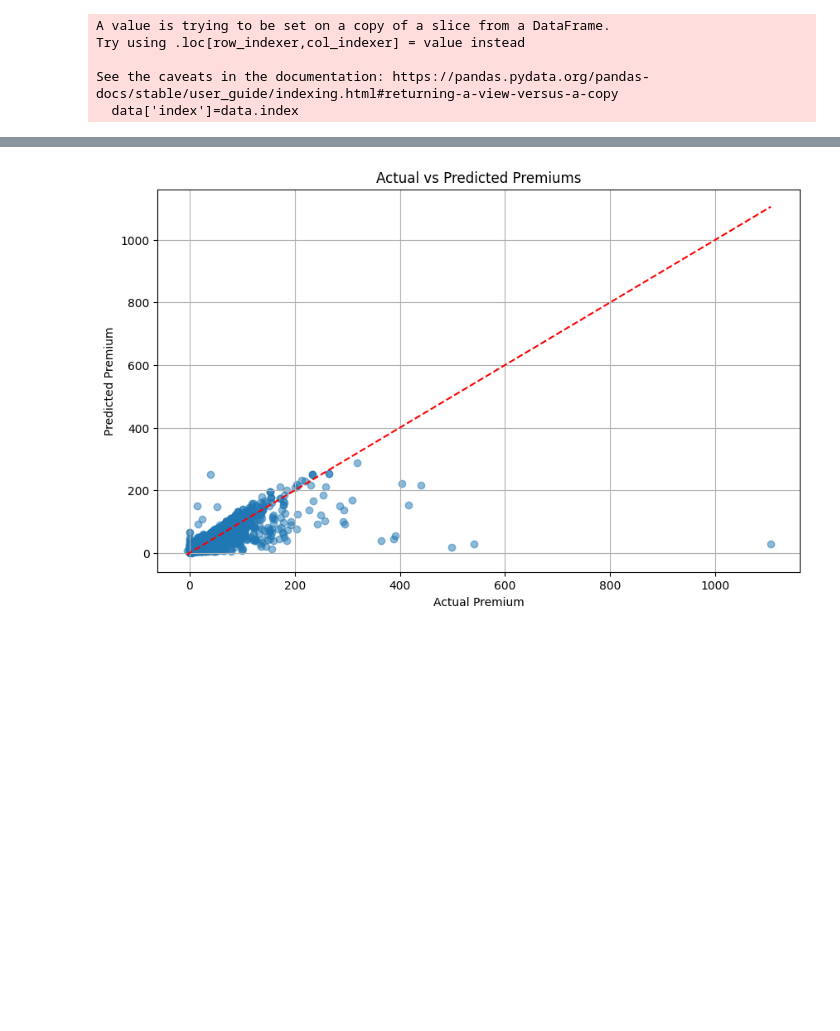
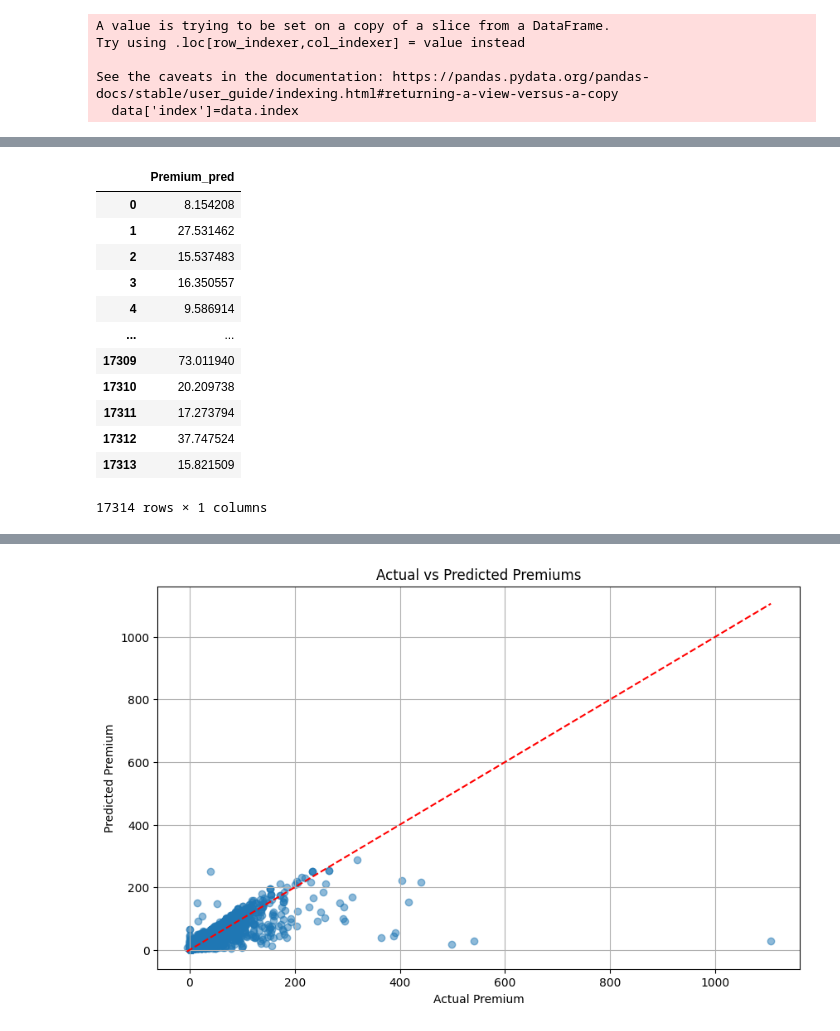
Before and after one commit to Dhaneshkp/creditCardDefaulters, a Jupyter notebook: TensorFlow_LSTM.ipynb, the cells around one changed output, grey strips where cells are left out. Cells and saved outputs as stored; diff of their text form; code cells hidden in the pictures; blank space fills up the shorter version.

```diff
--- a/TensorFlow_LSTM.ipynb
+++ b/TensorFlow_LSTM.ipynb
@@ -328 +369,18 @@ Epoch 10/10
 542/542 [==============================] - 1s 1ms/step
+# %%
+y_pred_df=pd.DataFrame({'Premium_pred':y_pred_original.flatten()})
+y_pred_df
+# %% [output]
+|  | Premium_pred |
+| 0 | 8.154208 |
+| 1 | 27.531462 |
+| 2 | 15.537483 |
+| 3 | 16.350557 |
+| 4 | 9.586914 |
+| ... | ... |
+| 17309 | 73.011940 |
+| 17310 | 20.209738 |
+| 17311 | 17.273794 |
+| 17312 | 37.747524 |
+| 17313 | 15.821509 |
+17314 rows × 1 columns
```
Also changed, not shown: parts of 12 cells of this notebook.
